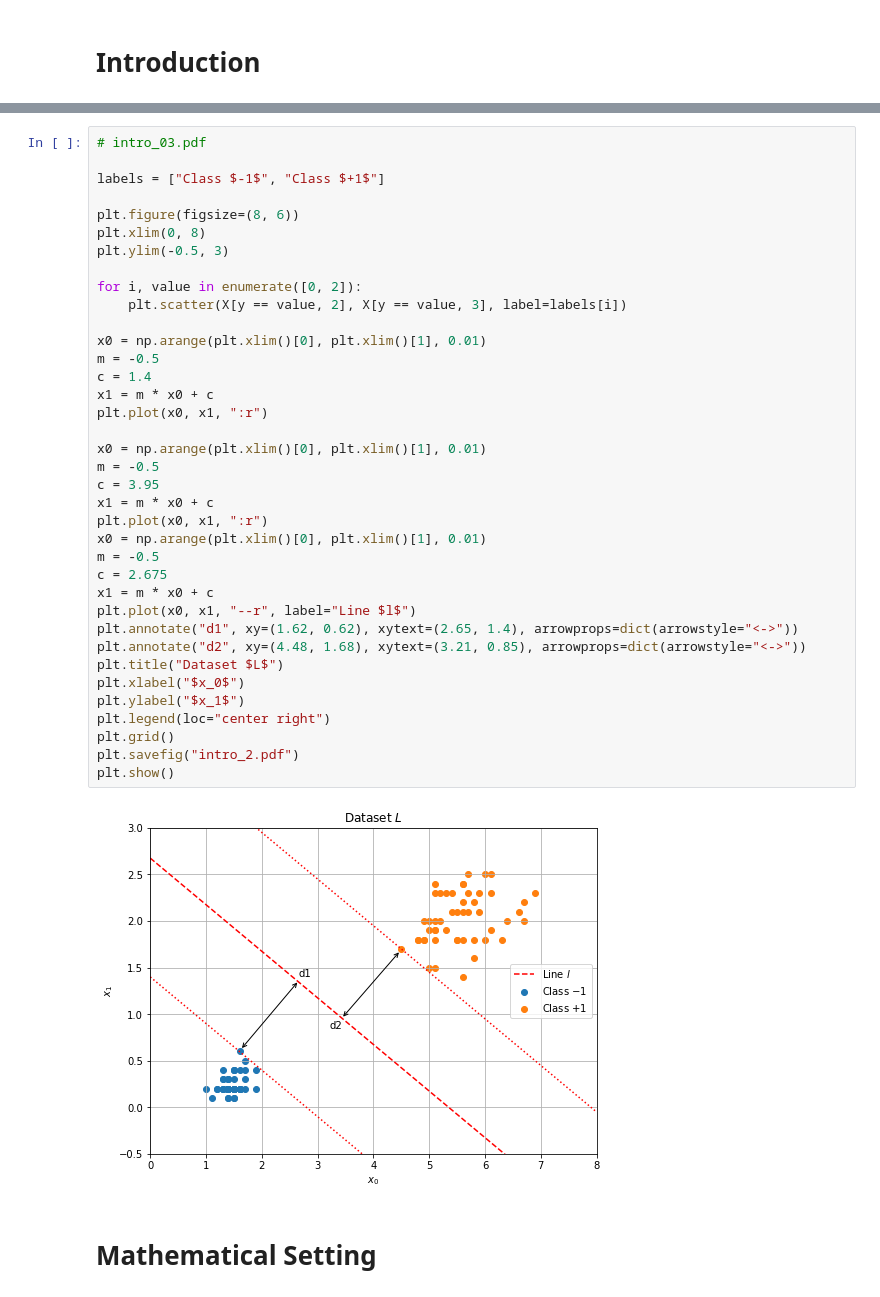
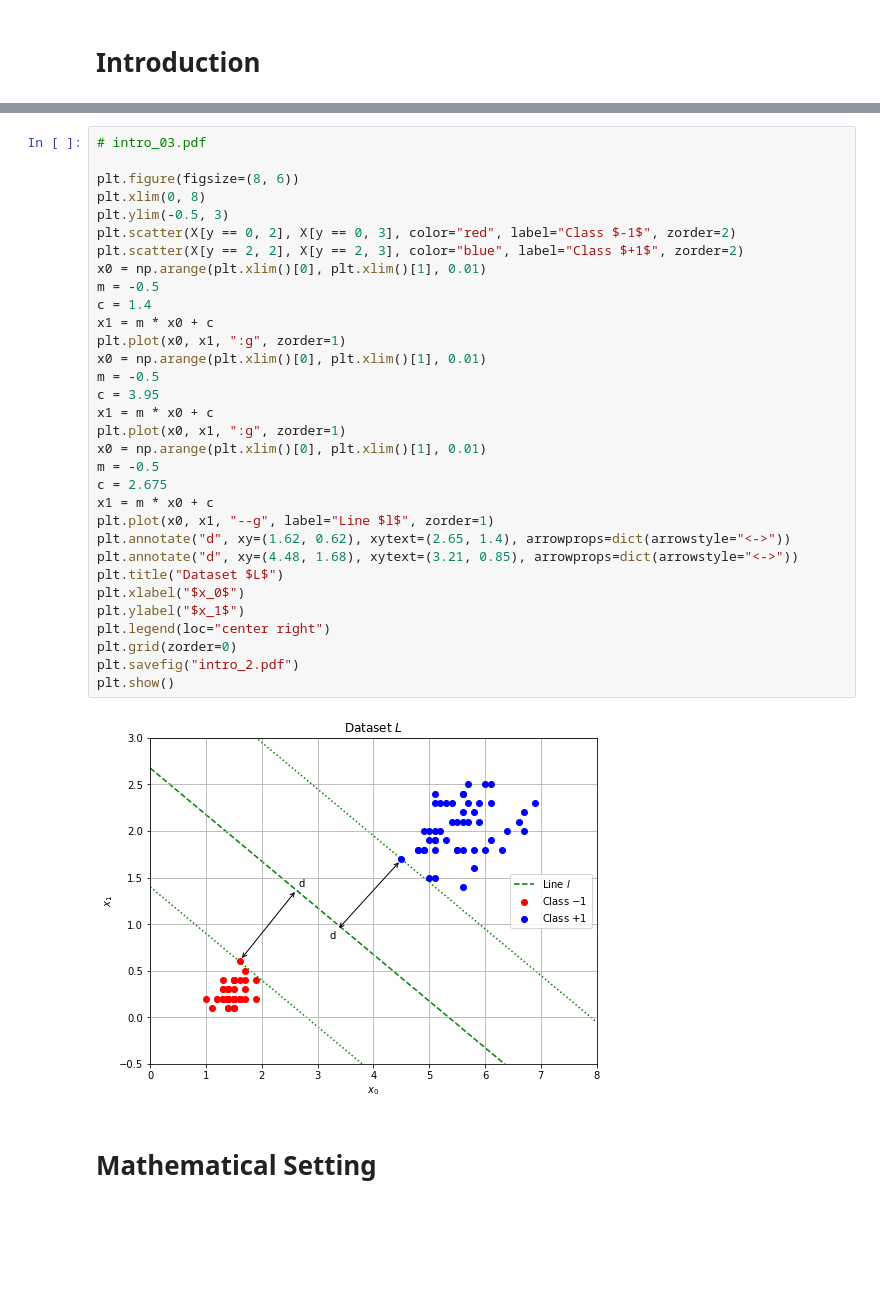
Before and after one commit to johnduffymsc/msc_comp0120project, a Jupyter notebook: COMP0120_Project_Code_John_Duffy.ipynb, the cells around one changed output, grey strips where cells are left out. Saved outputs shown, nothing was run; the diff lists cells and outputs as text; blank space fills up the shorter version.

```diff
--- a/COMP0120_Project_Code_John_Duffy.ipynb
+++ b/COMP0120_Project_Code_John_Duffy.ipynb
@@ -98,42 +77,37 @@ plt.show()
 # %%
 # intro_03.pdf
-
-labels = ["Class $-1$", "Class $+1$"]
 
 plt.figure(figsize=(8, 6))
 plt.xlim(0, 8)
 plt.ylim(-0.5, 3)
-
-for i, value in enumerate([0, 2]):
-    plt.scatter(X[y == value, 2], X[y == value, 3], label=labels[i])
-
+plt.scatter(X[y == 0, 2], X[y == 0, 3], color="red", label="Class $-1$", zorder=2)
+plt.scatter(X[y == 2, 2], X[y == 2, 3], color="blue", label="Class $+1$", zorder=2)
 x0 = np.arange(plt.xlim()[0], plt.xlim()[1], 0.01)
 m = -0.5
 c = 1.4
 x1 = m * x0 + c
-plt.plot(x0, x1, ":r")
-
+plt.plot(x0, x1, ":g", zorder=1)
 x0 = np.arange(plt.xlim()[0], plt.xlim()[1], 0.01)
 m = -0.5
 c = 3.95
 x1 = m * x0 + c
-plt.plot(x0, x1, ":r")
+plt.plot(x0, x1, ":g", zorder=1)
 x0 = np.arange(plt.xlim()[0], plt.xlim()[1], 0.01)
 m = -0.5
 c = 2.675
 x1 = m * x0 + c
-plt.plot(x0, x1, "--r", label="Line $l$")
-plt.annotate("d1", xy=(1.62, 0.62), xytext=(2.65, 1.4), arrowprops=dict(arrowstyle="<->"))
-plt.annotate("d2", xy=(4.48, 1.68), xytext=(3.21, 0.85), arrowprops=dict(arrowstyle="<->"))
+plt.plot(x0, x1, "--g", label="Line $l$", zorder=1)
+plt.annotate("d", xy=(1.62, 0.62), xytext=(2.65, 1.4), arrowprops=dict(arrowstyle="<->"))
+plt.annotate("d", xy=(4.48, 1.68), xytext=(3.21, 0.85), arrowprops=dict(arrowstyle="<->"))
 plt.title("Dataset $L$")
 plt.xlabel("$x_0$")
 plt.ylabel("$x_1$")
 plt.legend(loc="center right")
-plt.grid()
+plt.grid(zorder=0)
 plt.savefig("intro_2.pdf")
 plt.show()
 # %% [output]
-[figure, old version]
+[figure, new version]
 # %% [markdown]
 # Mathematical Setting
 # %% [markdown]
```
Also changed, not shown: parts of 15 cells of this notebook, 1 other file.
